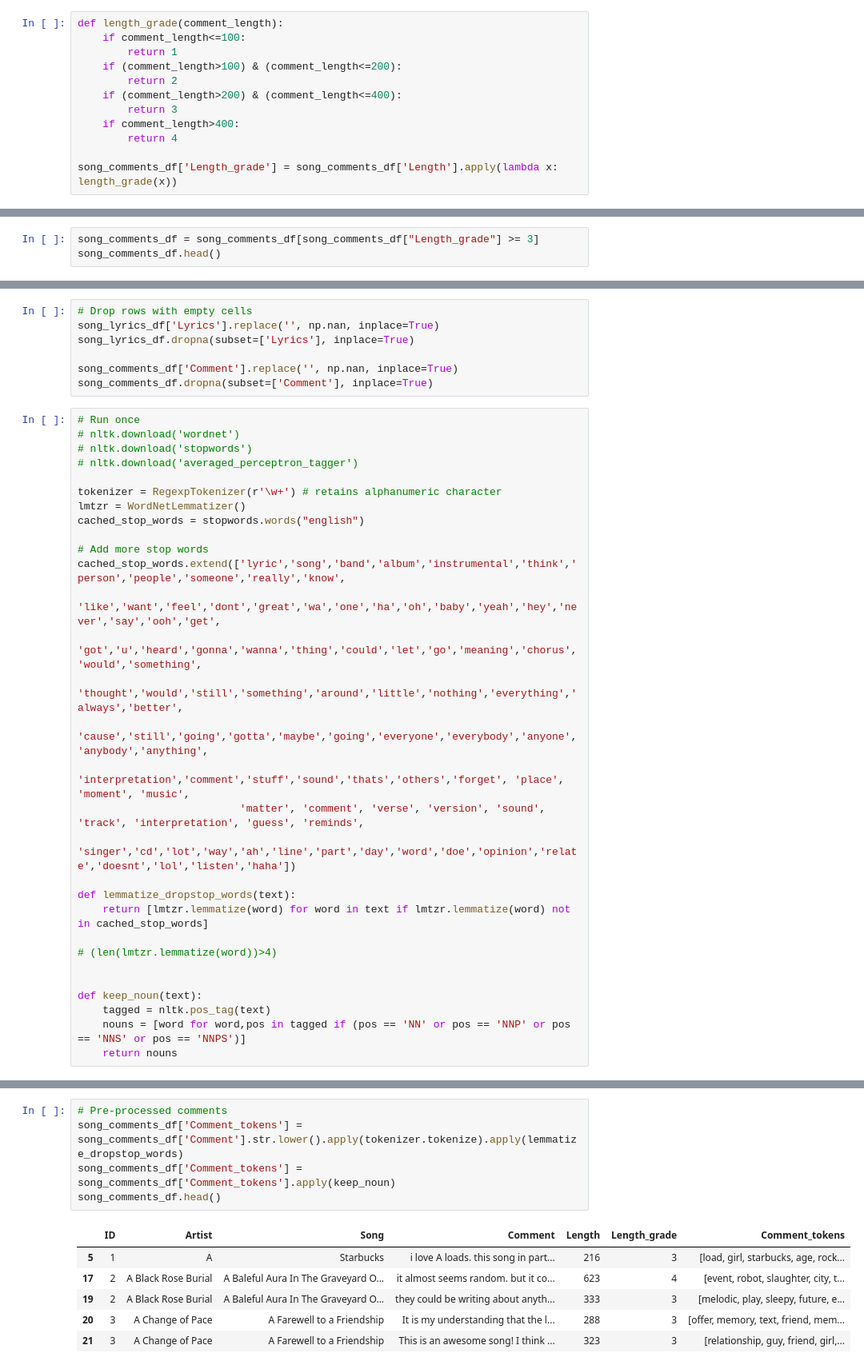
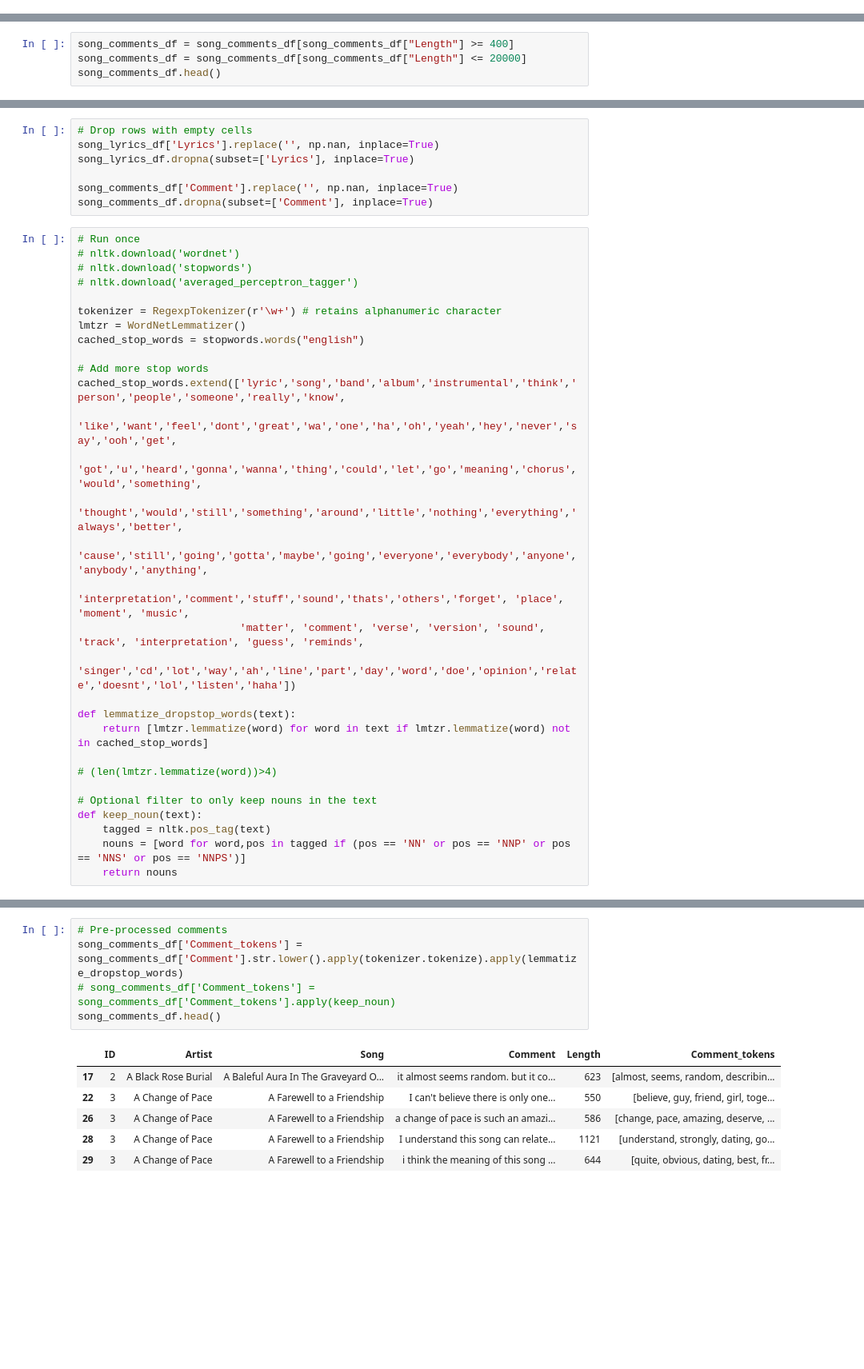
Before and after one commit to sq2141/Music-recommendation-engine, a Jupyter notebook: song_meanings_nb.ipynb, the cells around one changed output, grey strips where cells are left out. Shown at 80% size. Saved outputs shown, nothing was run; the diff lists cells and outputs as text; blank space fills up the shorter version.

```diff
--- a/song_meanings_nb.ipynb
+++ b/song_meanings_nb.ipynb
@@ -378,12 +377,0 @@ We will grade the quality of each comment by which of these quartiles they fall
-# %%
-def length_grade(comment_length):
-    if comment_length<=100:
-        return 1
-    if (comment_length>100) & (comment_length<=200):
-        return 2
-    if (comment_length>200) & (comment_length<=400):
-        return 3
-    if comment_length>400:
-        return 4
-
-song_comments_df['Length_grade'] = song_comments_df['Length'].apply(lambda x: length_grade(x))
@@ -392,3 +377,0 @@ song_comments_df['Length_grade'] = song_comments_df['Length'].apply(lambda x: le
-# %%
-song_comments_df = song_comments_df[song_comments_df["Length_grade"] >= 3]
-song_comments_df.head()
@@ -405,0 +385,4 @@ len(song_comments_df['ID'].unique())
+# %%
+song_comments_df = song_comments_df[song_comments_df["Length"] >= 400]
+song_comments_df = song_comments_df[song_comments_df["Length"] <= 20000]
+song_comments_df.head()
@@ -424,7 +418,7 @@ cached_stop_words = stopwords.words("english")
 
 # Add more stop words
 cached_stop_words.extend(['lyric','song','band','album','instrumental','think','person','people','someone','really','know',
-                       'like','want','feel','dont','great','wa','one','ha','oh','baby','yeah','hey','never','say','ooh','get',
+                       'like','want','feel','dont','great','wa','one','ha','oh','yeah','hey','never','say','ooh','get',
                        'got','u','heard','gonna','wanna','thing','could','let','go','meaning','chorus','would','something',
                          'thought','would','still','something','around','little','nothing','everything','always','better',
                           'cause','still','going','gotta','maybe','going','everyone','everybody','anyone','anybody','anything',
@@ -437,7 +431,7 @@ def lemmatize_dropstop_words(text):
 
 # (len(lmtzr.lemmatize(word))>4)
 
-
+# Optional filter to only keep nouns in the text
 def keep_noun(text):
     tagged = nltk.pos_tag(text)
     nouns = [word for word,pos in tagged if (pos == 'NN' or pos == 'NNP' or pos == 'NNS' or pos == 'NNPS')]
@@ -457,15 +451,15 @@ song_lyrics_df.head()
 # %%
 # Pre-processed comments
 song_comments_df['Comment_tokens'] = song_comments_df['Comment'].str.lower().apply(tokenizer.tokenize).apply(lemmatize_dropstop_words)
-song_comments_df['Comment_tokens'] = song_comments_df['Comment_tokens'].apply(keep_noun)
+# song_comments_df['Comment_tokens'] = song_comments_df['Comment_tokens'].apply(keep_noun)
 song_comments_df.head()
 # %% [output]
-|  | ID | Artist | Song | Comment | Length | Length_grade | Comment_tokens |
-| 5 | 1 | A | Starbucks | i love A loads. this song in part... | 216 | 3 | [load, girl, starbucks, age, rock... |
-| 17 | 2 | A Black Rose Burial | A Baleful Aura In The Graveyard O... | it almost seems random. but it co... | 623 | 4 | [event, robot, slaughter, city, t... |
-| 19 | 2 | A Black Rose Burial | A Baleful Aura In The Graveyard O... | they could be writing about anyth... | 333 | 3 | [melodic, play, sleepy, future, e... |
-| 20 | 3 | A Change of Pace | A Farewell to a Friendship | It is my understanding that the l... | 288 | 3 | [offer, memory, text, friend, mem... |
-| 21 | 3 | A Change of Pace | A Farewell to a Friendship | This is an awesome song! I think ... | 323 | 3 | [relationship, guy, friend, girl,... |
+|  | ID | Artist | Song | Comment | Length | Comment_tokens |
+| 17 | 2 | A Black Rose Burial | A Baleful Aura In The Graveyard O... | it almost seems random. but it co... | 623 | [almost, seems, random, describin... |
+| 22 | 3 | A Change of Pace | A Farewell to a Friendship | I can't believe there is only one... | 550 | [believe, guy, friend, girl, toge... |
+| 26 | 3 | A Change of Pace | A Farewell to a Friendship | a change of pace is such an amazi... | 586 | [change, pace, amazing, deserve, ... |
+| 28 | 3 | A Change of Pace | A Farewell to a Friendship | I understand this song can relate... | 1121 | [understand, strongly, dating, go... |
+| 29 | 3 | A Change of Pace | A Farewell to a Friendship | i think the meaning of this song ... | 644 | [quite, obvious, dating, best, fr... |
 # %% [markdown]
 #### Most common words in lyrics
 # %%
```
Also changed, not shown: parts of 49 cells of this notebook, 8 other files.
